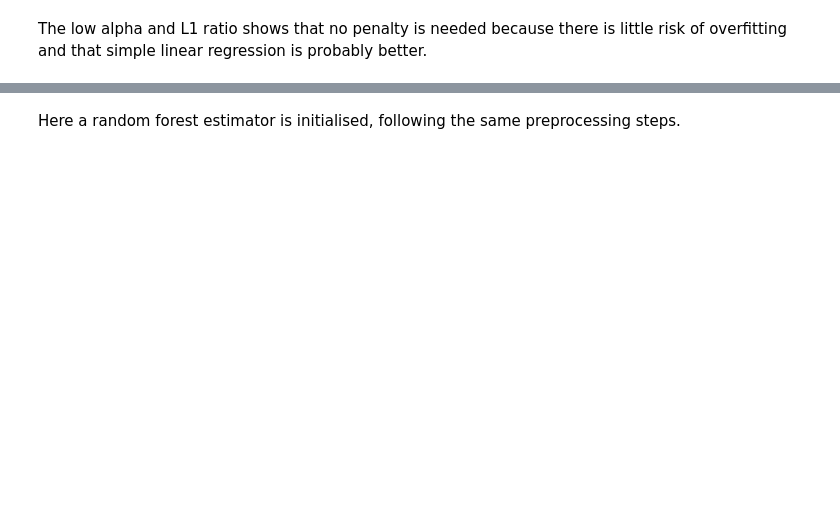
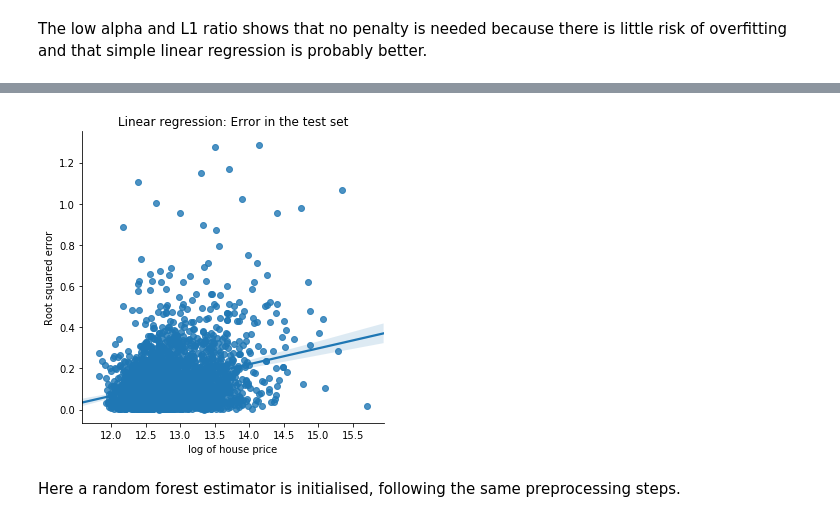
Before and after one commit to mwilkens1/fundaft, a Jupyter notebook: predict_price.ipynb, the cells around one changed output, grey strips where cells are left out. Saved outputs shown, nothing was run; the diff lists cells and outputs as text; code cells hidden in the pictures; blank space fills up the shorter version.

```diff
--- a/predict_price.ipynb
+++ b/predict_price.ipynb
@@ -156,3 +160,12 @@ def densplot(title,text_x,text_y):
+# %%
+def rse_plot(title):
+    df = pd.DataFrame({"y_pred": y_pred, "rse": rse})
+    sns.lmplot(x="y_pred", y="rse", data=df)
+    plt.xlabel("log of house price")
+    plt.ylabel("Root squared error")
+    plt.title(title)
+    plt.tight_layout()
+    plt.show()
 # %% [markdown]
 ## Fitting the models
 # %% [markdown]
@@ -211,3 +233,10 @@ This shows that the R2 of the linear model performs the best and is superior to
+# %%
+
+rse = np.sqrt((y_pred - y_test)**2)
+
+rse_plot("Linear regression: Error in the test set")
+# %% [output]
+[figure, added]
 # %% [markdown]
 Here a random forest estimator is initialised, following the same preprocessing steps.
 # %%
```
Also changed, not shown: parts of 16 cells of this notebook, 13 other files.
